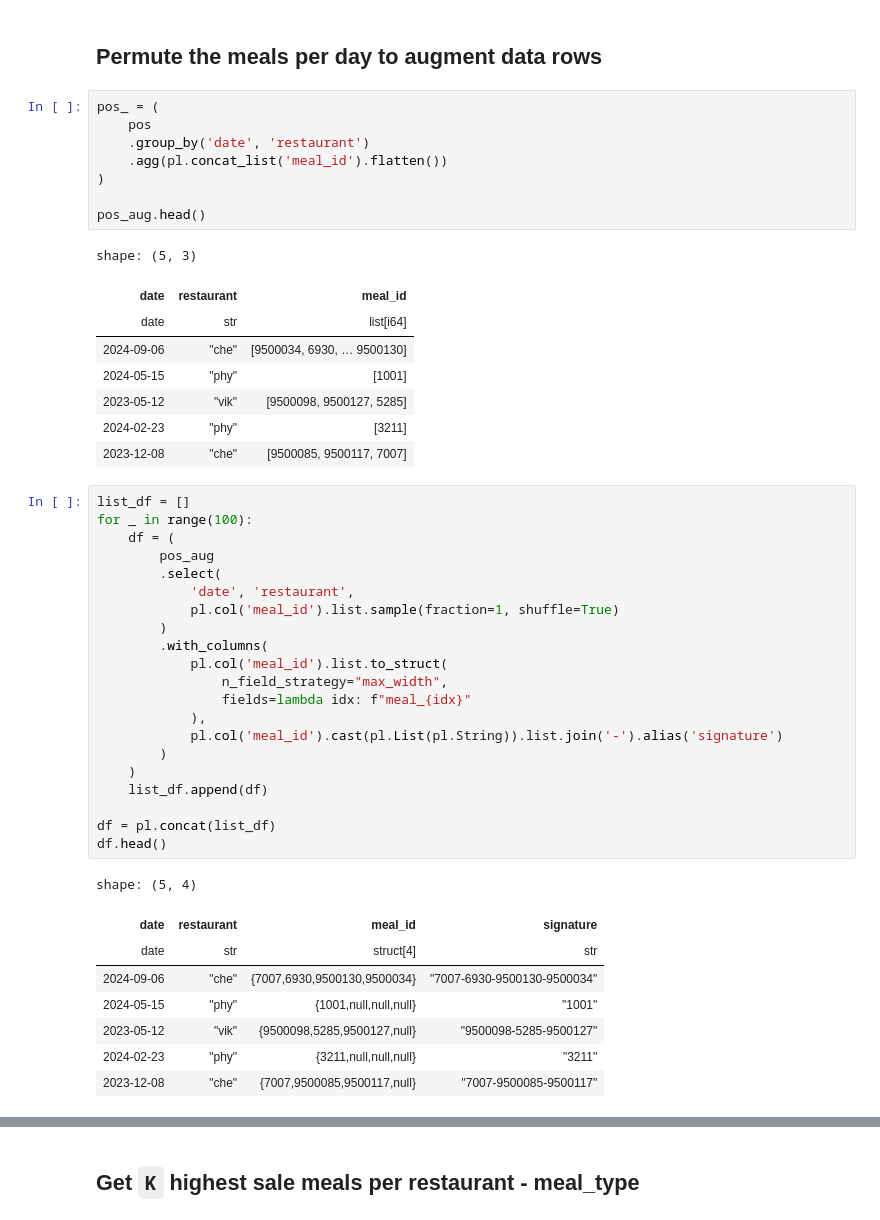
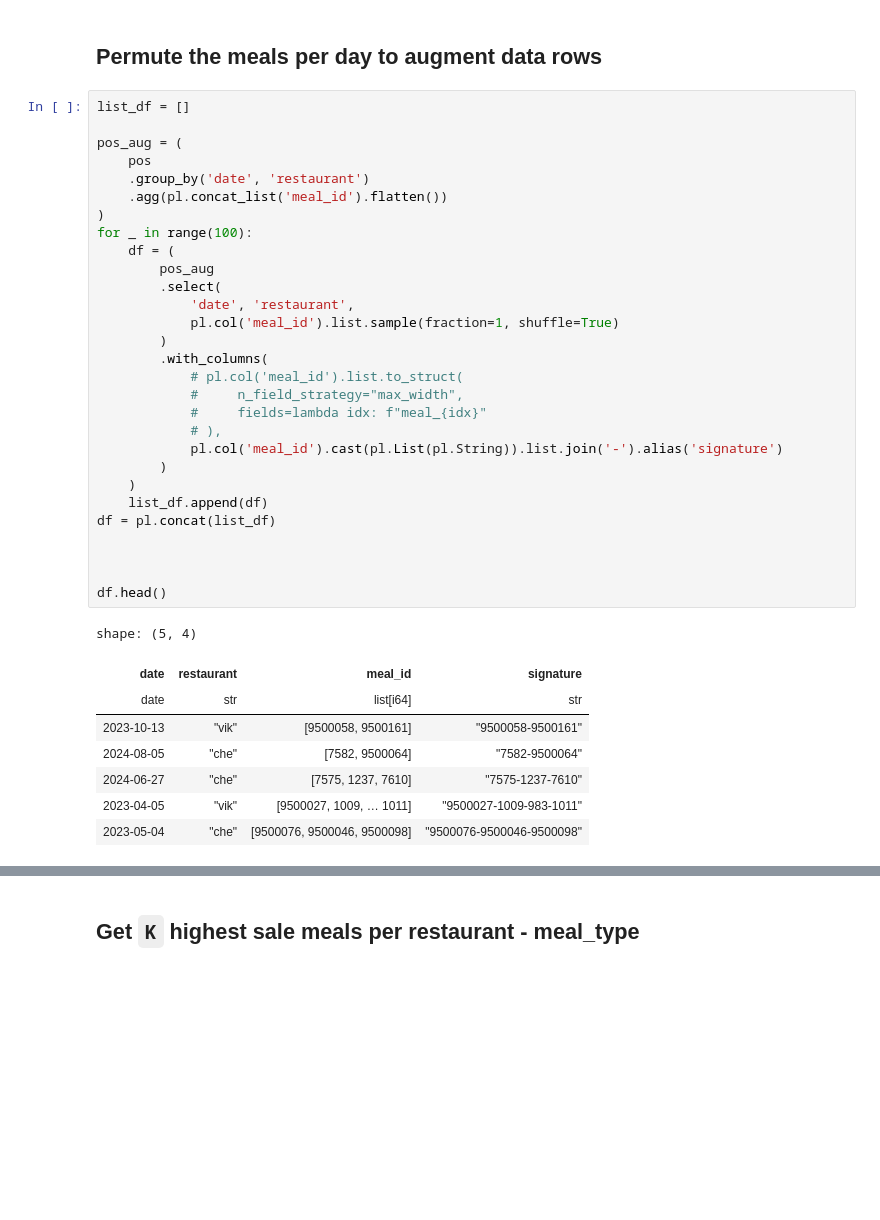
Before and after one commit to Food-Waste-Optimization/Food-Waste-Optimization, a Jupyter notebook: notebooks/forecaster/idea6_singleoutput_similarity.ipynb, the cells around one changed output, grey strips where cells are left out. Saved outputs shown, nothing was run; the diff lists cells and outputs as text; blank space fills up the shorter version.

```diff
--- a/notebooks/forecaster/idea6_singleoutput_similarity.ipynb
+++ b/notebooks/forecaster/idea6_singleoutput_similarity.ipynb
@@ -125,50 +170,41 @@ shape: (5, 2)
 Idea: Refer every meals to `K` highest sale meals per restaurant - meal-type
 # %% [markdown]
 ## Permute the meals per day to augment data rows
-# %%
-pos_ = (
-    pos
-    .group_by('date', 'restaurant')
-    .agg(pl.concat_list('meal_id').flatten())
-)
-
-pos_aug.head()
-# %% [output]
-shape: (5, 3)
-| date | restaurant | meal_id |
-| date | str | list[i64] |
-| 2024-09-06 | "che" | [9500034, 6930, … 9500130] |
-| 2024-05-15 | "phy" | [1001] |
-| 2023-05-12 | "vik" | [9500098, 9500127, 5285] |
-| 2024-02-23 | "phy" | [3211] |
-| 2023-12-08 | "che" | [9500085, 9500117, 7007] |
 # %%
 list_df = []
+
+pos_aug = (
+    pos
+    .group_by('date', 'restaurant')
+    .agg(pl.concat_list('meal_id').flatten())
+)
 for _ in range(100):
     df = (
         pos_aug
         .select(
             'date', 'restaurant',
             pl.col('meal_id').list.sample(fraction=1, shuffle=True)
         )
         .with_columns(
-            pl.col('meal_id').list.to_struct(
-                n_field_strategy="max_width",
-                fields=lambda idx: f"meal_{idx}"
-            ),
+            # pl.col('meal_id').list.to_struct(
+            #     n_field_strategy="max_width",
+            #     fields=lambda idx: f"meal_{idx}"
+            # ),
             pl.col('meal_id').cast(pl.List(pl.String)).list.join('-').alias('signature')
         )
     )
     list_df.append(df)
+df = pl.concat(list_df)
 
-df = pl.concat(list_df)
+
+
 df.head()
 # %% [output]
 shape: (5, 4)
 | date | restaurant | meal_id | signature |
-| date | str | struct[4] | str |
-| 2024-09-06 | "che" | {7007,6930,9500130,9500034} | "7007-6930-9500130-9500034" |
-| 2024-05-15 | "phy" | {1001,null,null,null} | "1001" |
-| 2023-05-12 | "vik" | {9500098,5285,9500127,null} | "9500098-5285-9500127" |
-| 2024-02-23 | "phy" | {3211,null,null,null} | "3211" |
-| 2023-12-08 | "che" | {7007,9500085,9500117,null} | "7007-9500085-9500117" |
+| date | str | list[i64] | str |
+| 2023-10-13 | "vik" | [9500058, 9500161] | "9500058-9500161" |
+| 2024-08-05 | "che" | [7582, 9500064] | "7582-9500064" |
+| 2024-06-27 | "che" | [7575, 1237, 7610] | "7575-1237-7610" |
+| 2023-04-05 | "vik" | [9500027, 1009, … 1011] | "9500027-1009-983-1011" |
+| 2023-05-04 | "che" | [9500076, 9500046, 9500098] | "9500076-9500046-9500098" |
```
Also changed, not shown: parts of 21 cells of this notebook, 3 other files.
